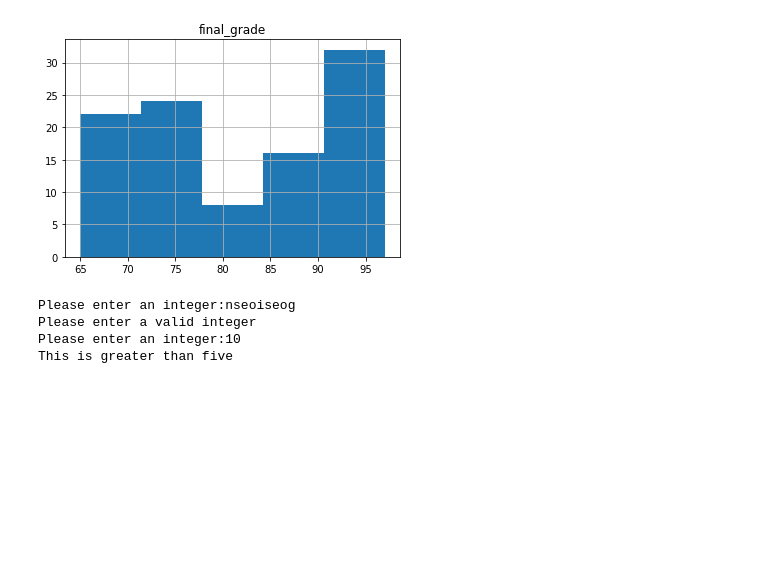
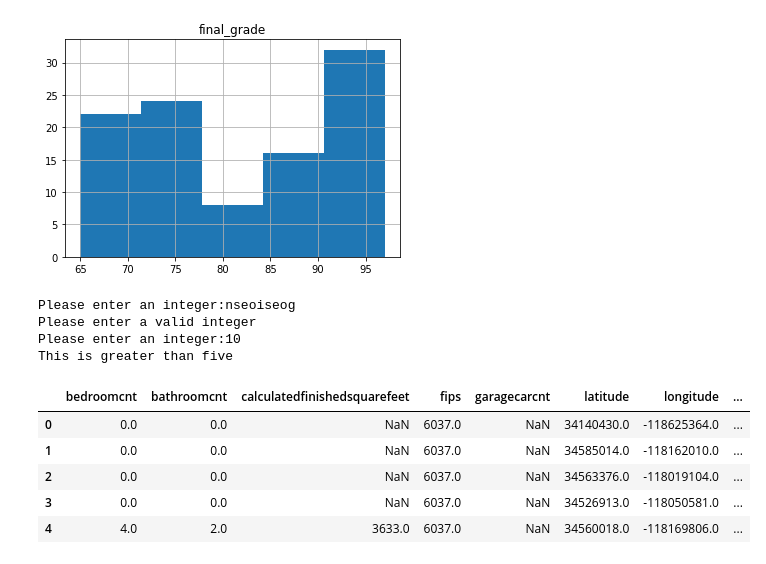
Before and after one commit to cristinalucin/regression-exercises, a Jupyter notebook: regression_notebook.ipynb, the cells around one changed output. Saved outputs shown, nothing was run; the diff lists cells and outputs as text; code cells hidden in the pictures; blank space fills up the shorter version.

```diff
--- a/regression_notebook.ipynb
+++ b/regression_notebook.ipynb
@@ -236,3 +241,43 @@ Please enter an integer:nseoiseog
 Please enter a valid integer
 Please enter an integer:10
 This is greater than five
+# %%
+def get_connection(db, user=env.user, host=env.host, password=env.password):
+    return f'mysql+pymysql://{user}:{password}@{host}/{db}'
+# %%
+def get_zillow_data():
+    ''' Retrieve data from Zillow database within codeup, selecting specific features
+    '''
+    filename = "zillow.csv"
+
+    if os.path.isfile(filename):
+        return pd.read_csv(filename)
+    else:
+        # read the SQL query into a dataframe
+        query = '''
+
+        SELECT bedroomcnt, bathroomcnt, calculatedfinishedsquarefeet, fips, garagecarcnt, latitude, longitude,
+        lotsizesquarefeet, poolcnt,  yearbuilt, numberofstories, taxvaluedollarcnt, transactiondate, logerror
+        FROM properties_2017
+        LEFT JOIN propertylandusetype USING(propertylandusetypeid)
+        JOIN predictions_2017 USING (id)
+        WHERE propertylandusedesc IN ("Single Family Residential",
+                              "Inferred Single Family Residential")'''
+        df = pd.read_sql(query, get_connection('zillow'))
+
+        # Write that dataframe to disk for later. Called "caching" the data for later.
+        df.to_csv(filename, index=False)
+
+        # Return the dataframe to the calling code
+        return df
+# %%
+df = get_zillow_data()
+# %%
+df.head()
+# %% [output]
+|  | bedroomcnt | bathroomcnt | calculatedfinishedsquarefeet | fips | garagecarcnt | latitude | longitude | ... |
+| 0 | 0.0 | 0.0 | NaN | 6037.0 | NaN | 34140430.0 | -118625364.0 | ... |
+| 1 | 0.0 | 0.0 | NaN | 6037.0 | NaN | 34585014.0 | -118162010.0 | ... |
+| 2 | 0.0 | 0.0 | NaN | 6037.0 | NaN | 34563376.0 | -118019104.0 | ... |
+| 3 | 0.0 | 0.0 | NaN | 6037.0 | NaN | 34526913.0 | -118050581.0 | ... |
+| 4 | 4.0 | 2.0 | 3633.0 | 6037.0 | NaN | 34560018.0 | -118169806.0 | ... |
```
Also changed, not shown: parts of 2 cells of this notebook, 1 other file.
